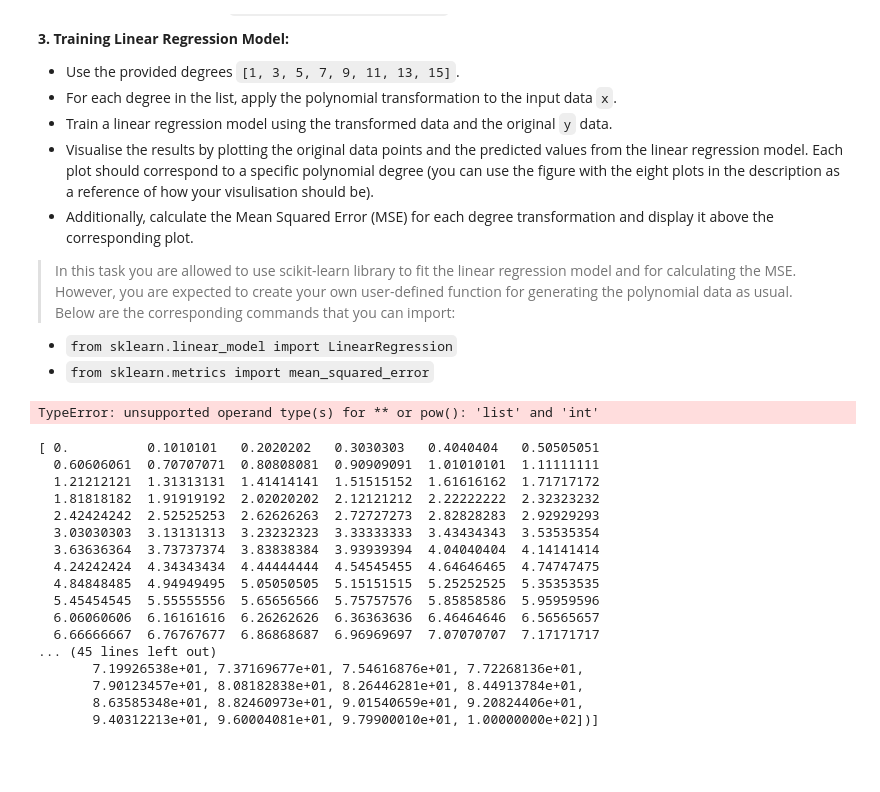
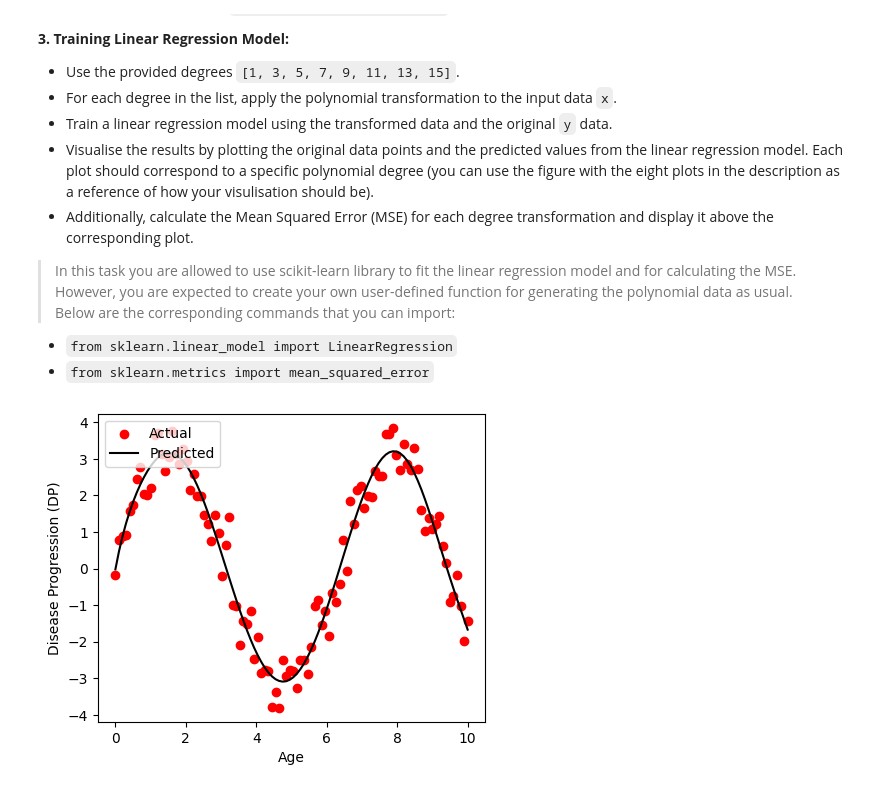
Before and after one commit to RandomCloneTrooper/ML, a Jupyter notebook: 03_ML_NLFT.ipynb, the cells around one changed output. Cells and saved outputs as stored; diff of their text form; code cells hidden in the pictures; blank space fills up the shorter version.

```diff
--- a/03_ML_NLFT.ipynb
+++ b/03_ML_NLFT.ipynb
@@ -266,37 +266,33 @@ You are required to create a function(s) that takes a single-variable input `x`
 def poly_transform(x, d, include_bias):
   z = []
   if(include_bias):
-    z.append(1)
-  for i in range(1, d+1):
-    z.append(x**i)
+    z = np.ones(len(x))
+    z = np.column_stack((z, x))
+  else:
+    z = x
+  for i in range(1, d):
+    z = np.column_stack((z, np.power(x, i+1)))
   return z
-# %% [output]
-TypeError: unsupported operand type(s) for ** or pow(): 'list' and 'int'
+# %%
+def plot_line(X,W,Y):
+    """Plot a line from slope and intercept"""
+    y_vals = W.predict(X)
+    plt.figure(figsize=(5, 4))
+    plt.xlabel('Age')
+    plt.ylabel('Disease Progression (DP)')
+    plt.scatter(X[:,1],Y, color='red', label='Actual')
+    plt.plot(X[:,1], y_vals, color='black', label='Predicted')
+    plt.legend(loc='upper left')
+    plt.show()
 # %%
 # Task 2 (continued)
 from sklearn.linear_model import LinearRegression
 from sklearn.metrics import mean_squared_error
 
 degrees = [1, 3, 5, 7, 9, 11, 13, 15]
 #for d in degrees:
-x_transformed = poly_transform(x, 2, False)
-print(x)
-print(x_transformed)
+x_transformed = poly_transform(x, 10, True)
+W = LinearRegression().fit(x_transformed, y)
+plot_line(x_transformed, W, y)
 # %% [output]
-[ 0.          0.1010101   0.2020202   0.3030303   0.4040404   0.50505051
-  0.60606061  0.70707071  0.80808081  0.90909091  1.01010101  1.11111111
-  1.21212121  1.31313131  1.41414141  1.51515152  1.61616162  1.71717172
-  1.81818182  1.91919192  2.02020202  2.12121212  2.22222222  2.32323232
-  2.42424242  2.52525253  2.62626263  2.72727273  2.82828283  2.92929293
-  3.03030303  3.13131313  3.23232323  3.33333333  3.43434343  3.53535354
-  3.63636364  3.73737374  3.83838384  3.93939394  4.04040404  4.14141414
-  4.24242424  4.34343434  4.44444444  4.54545455  4.64646465  4.74747475
-  4.84848485  4.94949495  5.05050505  5.15151515  5.25252525  5.35353535
-  5.45454545  5.55555556  5.65656566  5.75757576  5.85858586  5.95959596
-  6.06060606  6.16161616  6.26262626  6.36363636  6.46464646  6.56565657
-  6.66666667  6.76767677  6.86868687  6.96969697  7.07070707  7.17171717
-... (45 lines left out)
-       7.19926538e+01, 7.37169677e+01, 7.54616876e+01, 7.72268136e+01,
-       7.90123457e+01, 8.08182838e+01, 8.26446281e+01, 8.44913784e+01,
-       8.63585348e+01, 8.82460973e+01, 9.01540659e+01, 9.20824406e+01,
-       9.40312213e+01, 9.60004081e+01, 9.79900010e+01, 1.00000000e+02])]
+[figure, added]
```
